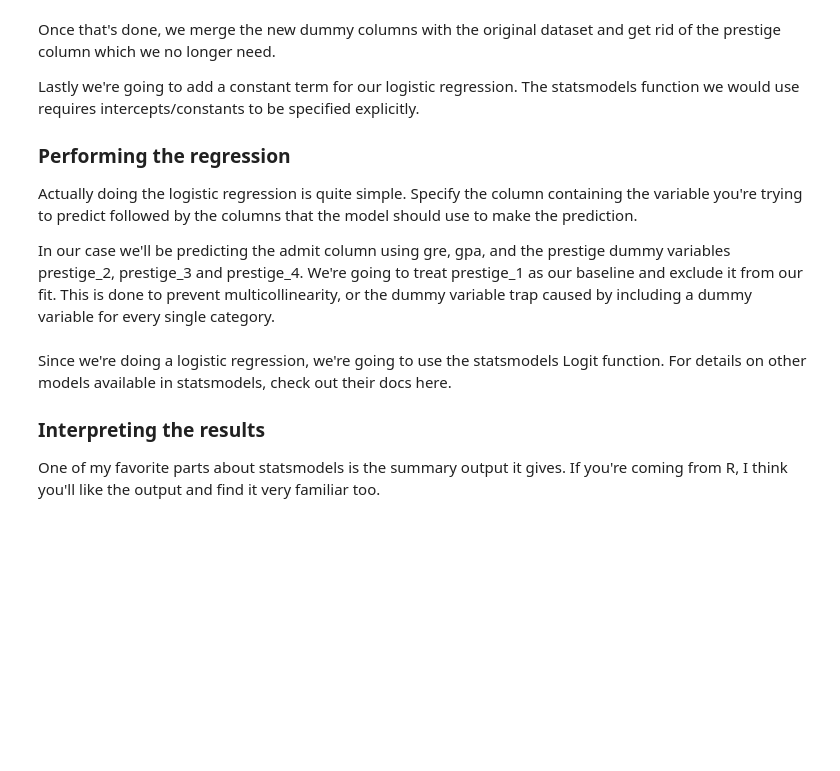
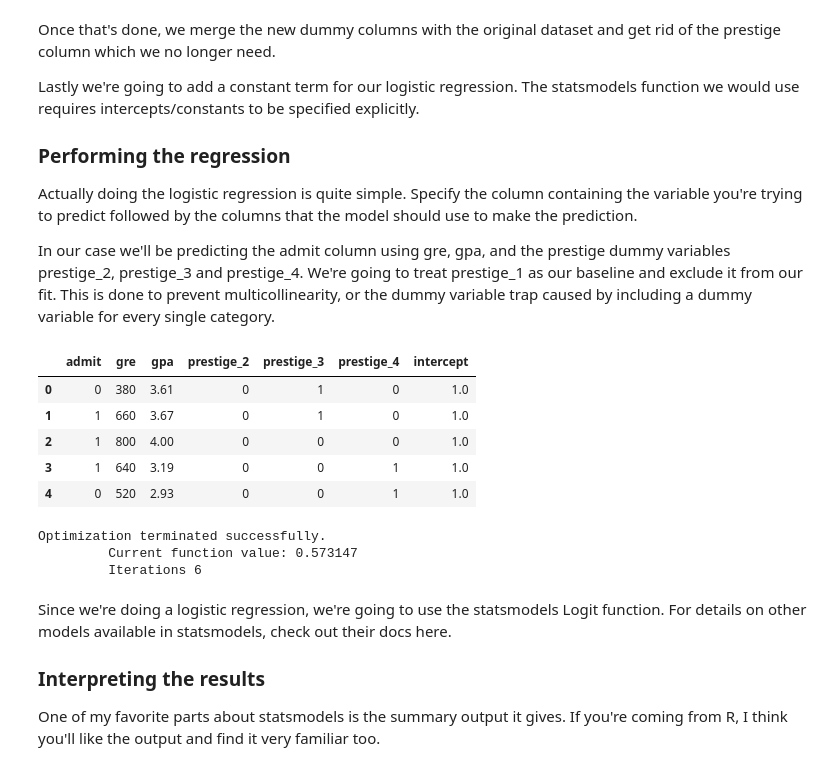
Before and after one commit to harshan2406/INTERSOFTcodefiles, a Jupyter notebook: logistics_regression (1).ipynb, the cells around one changed output. Saved outputs shown, nothing was run; the diff lists cells and outputs as text; code cells hidden in the pictures; blank space fills up the shorter version.

```diff
--- a/logistics_regression (1).ipynb
+++ b/logistics_regression (1).ipynb
@@ -113,3 +150,5 @@ A feature I really like in pandas is the pivot_table/crosstab aggregations. cros
 pandas gives you a great deal of control over how categorical variables can be represented. We're going dummify the "prestige" column using get_dummies.
 
 get_dummies creates a new DataFrame with binary indicator variables for each category/option in the column specified. In this case, prestige has four levels: 1, 2, 3 and 4 (1 being most prestigious). When we call get_dummies, we get a dataframe with four columns, each of which describes one of those levels.
+# %%
+dummy_ranks = pd.get_dummies(df["prestige"],prefix="prestige")
@@ -126,3 +185,12 @@ Actually doing the logistic regression is quite simple. Specify the column conta
 In our case we'll be predicting the admit column using gre, gpa, and the prestige dummy variables prestige_2, prestige_3 and prestige_4. We're going to treat prestige_1 as our baseline and exclude it from our fit. This is done to prevent multicollinearity, or the dummy variable trap caused by including a dummy variable for every single category.
 # %%
 #ADDING THE INTERCEPT MANUALLY
+data["intercept"]= 1.0
+data.head()
+# %% [output]
+|  | admit | gre | gpa | prestige_2 | prestige_3 | prestige_4 | intercept |
+| 0 | 0 | 380 | 3.61 | 0 | 1 | 0 | 1.0 |
+| 1 | 1 | 660 | 3.67 | 0 | 1 | 0 | 1.0 |
+| 2 | 1 | 800 | 4.00 | 0 | 0 | 0 | 1.0 |
+| 3 | 1 | 640 | 3.19 | 0 | 0 | 1 | 1.0 |
+| 4 | 0 | 520 | 2.93 | 0 | 0 | 1 | 1.0 |
@@ -129,3 +200,9 @@ In our case we'll be predicting the admit column using gre, gpa, and the prestig
+# %%
+results = logit.fit()
+# %% [output]
+Optimization terminated successfully.
+         Current function value: 0.573147
+         Iterations 6
 # %% [markdown]
 Since we're doing a logistic regression, we're going to use the statsmodels Logit function. For details on other models available in statsmodels, check out their docs here.
 
```
Also changed, not shown: parts of 11 cells of this notebook.
